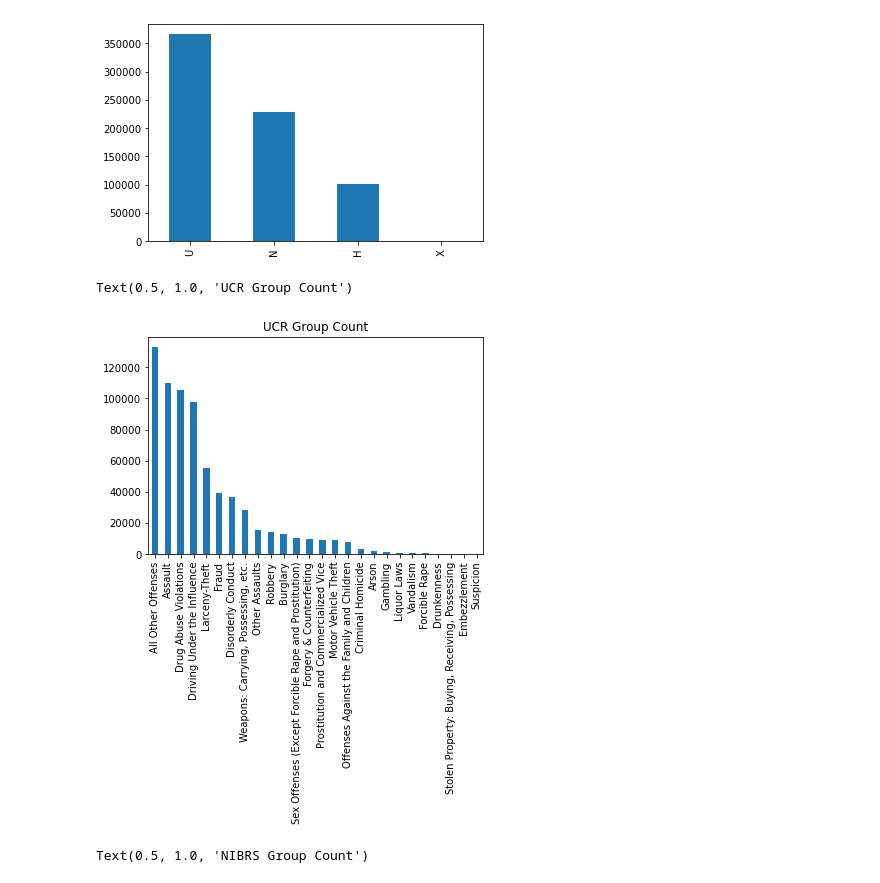
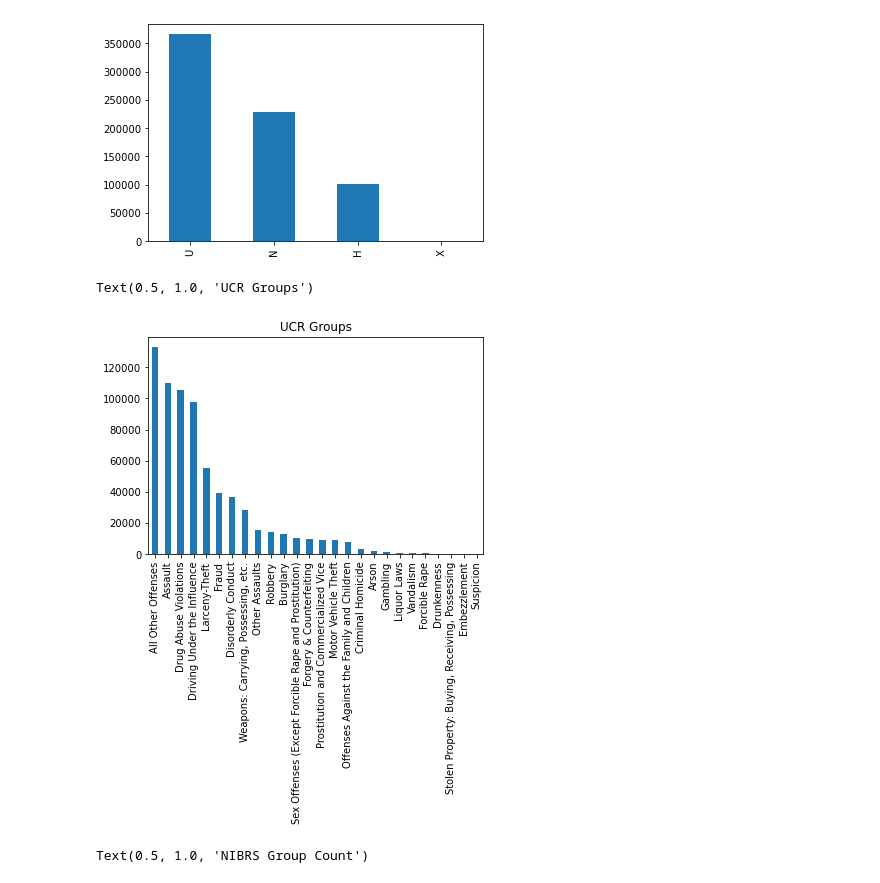
Before and after one commit to souravray97/Criminal-Justice-Analysis, a Jupyter notebook: CCD-EDA.ipynb, the cells around one changed output. Drawn from its saved outputs; the diff is of its cells as text; code cells hidden in the pictures.

```diff
--- a/CCD-EDA.ipynb
+++ b/CCD-EDA.ipynb
@@ -1,7 +1,9 @@
 # %%
 import pandas as pd
 # %%
-ccd = pd.read_csv("CCD.csv")
+ccd = pd.read_csv("CCD1n.csv", encoding = 'latin')
+# %%
+ccd.columns = ccd.columns.to_series().apply(lambda x: x.strip())
 # %%
 ccd.head()
 # %% [output]
@@ -15,3 +316,5 @@ ccd.head()
+# %%
+ccd = ccd.rename(columns = {'CaseID':'caseid'})
 # %%
 ccd.tail()
 # %% [output]
@@ -241,10 +674,10 @@ ethnicity_count.plot(kind = 'bar')
 # %%
 ucr_count = ccd_obj['UCRGroup'].value_counts()
 ax = ucr_count.plot(kind = 'bar')
-ax.set_title("UCR Group Count")
+ax.set_title("UCR Groups")
 # %% [output]
-Text(0.5, 1.0, 'UCR Group Count')
+Text(0.5, 1.0, 'UCR Groups')
-[figure, old version]
+[figure, new version]
 # %%
 ucr_count = ccd_obj['NIBRSGrouping'].value_counts()
 ax = ucr_count.plot(kind = 'bar')
```
Also changed, not shown: parts of 79 cells of this notebook.
